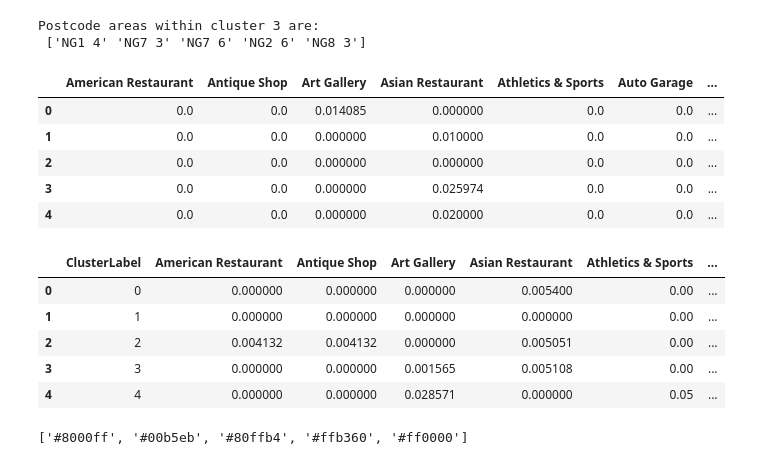
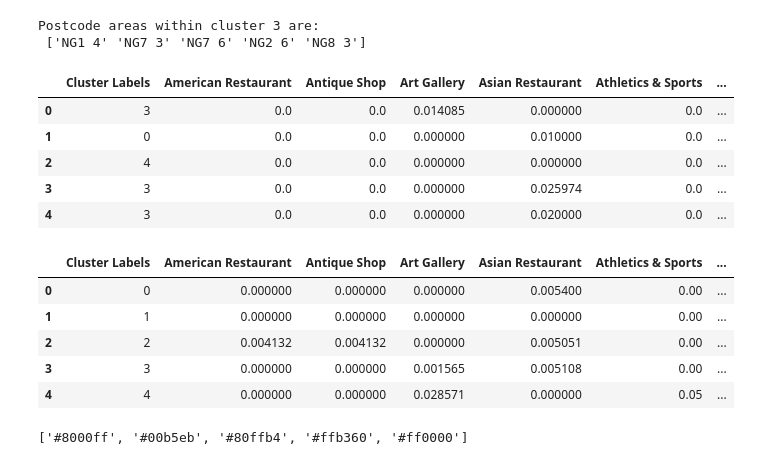
Before and after one commit to LamaNIkesh/Coursera_Capstone, a Jupyter notebook: Notebook_Walkthrough.ipynb, the cells around one changed output. Saved outputs shown, nothing was run; the diff lists cells and outputs as text; code cells hidden in the pictures.

Commit message:
polar plot fixed

```diff
--- a/Notebook_Walkthrough.ipynb
+++ b/Notebook_Walkthrough.ipynb
@@ -979,23 +978,25 @@ print("Postcode areas within cluster 3 are: \n {}".format(cl_4))
 Postcode areas within cluster 3 are:
  ['NG1 4' 'NG7 3' 'NG7 6' 'NG2 6' 'NG8 3']
 # %%
+#prepping for polar plot
+uni_grouped_clustering.insert(0, 'Cluster Labels', kmeans.labels_)
 uni_grouped_clustering.head()
 # %% [output]
-|  | American Restaurant | Antique Shop | Art Gallery | Asian Restaurant | Athletics & Sports | Auto Garage | ... |
-| 0 | 0.0 | 0.0 | 0.014085 | 0.000000 | 0.0 | 0.0 | ... |
-| 1 | 0.0 | 0.0 | 0.000000 | 0.010000 | 0.0 | 0.0 | ... |
-| 2 | 0.0 | 0.0 | 0.000000 | 0.000000 | 0.0 | 0.0 | ... |
-| 3 | 0.0 | 0.0 | 0.000000 | 0.025974 | 0.0 | 0.0 | ... |
-| 4 | 0.0 | 0.0 | 0.000000 | 0.020000 | 0.0 | 0.0 | ... |
+|  | Cluster Labels | American Restaurant | Antique Shop | Art Gallery | Asian Restaurant | Athletics & Sports | ... |
+| 0 | 3 | 0.0 | 0.0 | 0.014085 | 0.000000 | 0.0 | ... |
+| 1 | 0 | 0.0 | 0.0 | 0.000000 | 0.010000 | 0.0 | ... |
+| 2 | 4 | 0.0 | 0.0 | 0.000000 | 0.000000 | 0.0 | ... |
+| 3 | 3 | 0.0 | 0.0 | 0.000000 | 0.025974 | 0.0 | ... |
+| 4 | 3 | 0.0 | 0.0 | 0.000000 | 0.020000 | 0.0 | ... |
 # %%
 
-clusters=pd.DataFrame(uni_grouped_clustering,columns=uni_grouped_clustering.drop(["label","Cluster label"],axis=1).columns)
+clusters=pd.DataFrame(uni_grouped_clustering,columns=uni_grouped_clustering.drop(["1","2","3","4","5","8"],axis=1).columns)
 import plotly.express as px
-polar=clusters.groupby("ClusterLabel").mean().reset_index()
+polar=clusters.groupby("Cluster Labels").mean().reset_index()
 
 polar
 # %% [output]
-|  | ClusterLabel | American Restaurant | Antique Shop | Art Gallery | Asian Restaurant | Athletics & Sports | ... |
+|  | Cluster Labels | American Restaurant | Antique Shop | Art Gallery | Asian Restaurant | Athletics & Sports | ... |
 | 0 | 0 | 0.000000 | 0.000000 | 0.000000 | 0.005400 | 0.00 | ... |
 | 1 | 1 | 0.000000 | 0.000000 | 0.000000 | 0.000000 | 0.00 | ... |
 | 2 | 2 | 0.004132 | 0.004132 | 0.000000 | 0.005051 | 0.00 | ... |
```
Also changed, not shown: parts of 3 cells of this notebook.
